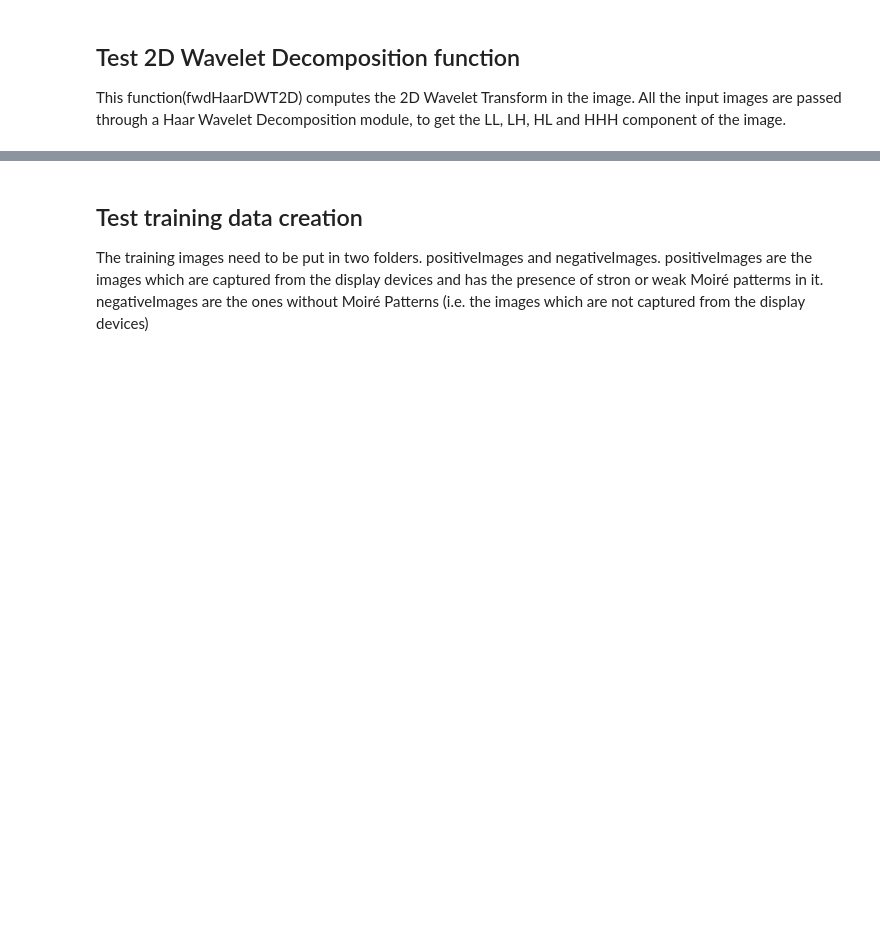
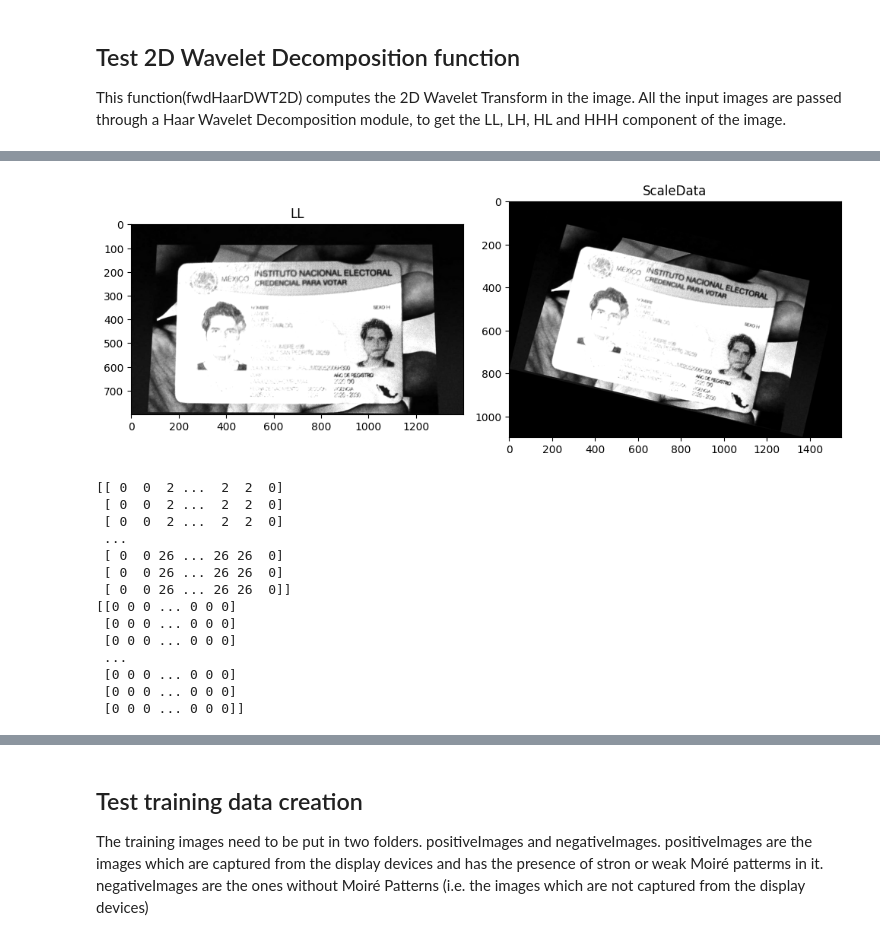
Before and after one commit to CameroJI/Moire-Pattern-Detection-Update, a Jupyter notebook: src/Playground.ipynb, the cells around one changed output, grey strips where cells are left out. Cells and saved outputs as stored; diff of their text form; code cells hidden in the pictures; blank space fills up the shorter version.

```diff
--- a/src/Playground.ipynb
+++ b/src/Playground.ipynb
@@ -115,0 +285,74 @@ plt.show()
+# %%
+import tensorflow as tf
+import numpy as np
+import random
+
+def apply_augmentation(image):
+    image_np = np.array(image)
+
+    if len(image_np.shape) != 2:
+        raise ValueError("The input image must be a 2-D grayscale image.")
+
+    image_tf = tf.convert_to_tensor(image_np, dtype=tf.float32)
+    image_tf = tf.expand_dims(image_tf, axis=-1)  # Añade un canal de color
+
+    # Aplicar aumentos
+    image_tf = tf.image.random_brightness(image_tf, max_delta=0.15)
+    image_tf = tf.image.random_contrast(image_tf, lower=0.9, upper=1.1)
+
+    image_pil = Image.fromarray(tf.squeeze(image_tf).numpy())
+
+    angle = random.uniform(-20, 20)  # Ángulo entre -20 y 20 grados
+    image_pil = image_pil.rotate(angle, resample=Image.BICUBIC, expand=True)
+
+    # Convertir de nuevo a tensor
+    image_np = np.array(image_pil)
+    image_tf = tf.convert_to_tensor(image_np, dtype=tf.float32)
+    image_tf = tf.expand_dims(image_tf, axis=-1)
+
+    # Reescala los valores de píxeles
+    image_tf = tf.clip_by_value(image_tf, 0, 255)
+    image_tf = tf.cast(image_tf, dtype=tf.uint8)
+
+    # Elimina el canal adicional
+    image_tf = tf.squeeze(image_tf, axis=-1)
+
+    # Convierte el tensor a una imagen PIL
+    image_augmented = Image.fromarray(image_tf.numpy())
+
+    return image_augmented
+
+imgNew = PreprocessImage("/Users/jorgecamero/Downloads/0329_135827_6842d634_LL.tiff", 1400, 800)
+imgNew2 = apply_augmentation(imgNew)
+
+fig, axes = plt.subplots(1, 2, figsize=(10, 5))
+
+axes[0].imshow(imgNew, cmap='gray')
+axes[0].set_title('LL')
+axes[0].axis('on')
+
+axes[1].imshow(imgNew2, cmap='gray')
+axes[1].set_title('ScaleData')
+axes[1].axis('on')
+
+plt.tight_layout()
+plt.show()
+
+print(np.array(imgNew))
+print(np.array(imgNew2))
+# %% [output]
+[figure, added]
+[[ 0  0  2 ...  2  2  0]
+ [ 0  0  2 ...  2  2  0]
+ [ 0  0  2 ...  2  2  0]
+ ...
+ [ 0  0 26 ... 26 26  0]
+ [ 0  0 26 ... 26 26  0]
+ [ 0  0 26 ... 26 26  0]]
+[[0 0 0 ... 0 0 0]
+ [0 0 0 ... 0 0 0]
+ [0 0 0 ... 0 0 0]
+ ...
+ [0 0 0 ... 0 0 0]
+ [0 0 0 ... 0 0 0]
+ [0 0 0 ... 0 0 0]]
```
Also changed, not shown: parts of 7 cells of this notebook, 4 other files.
